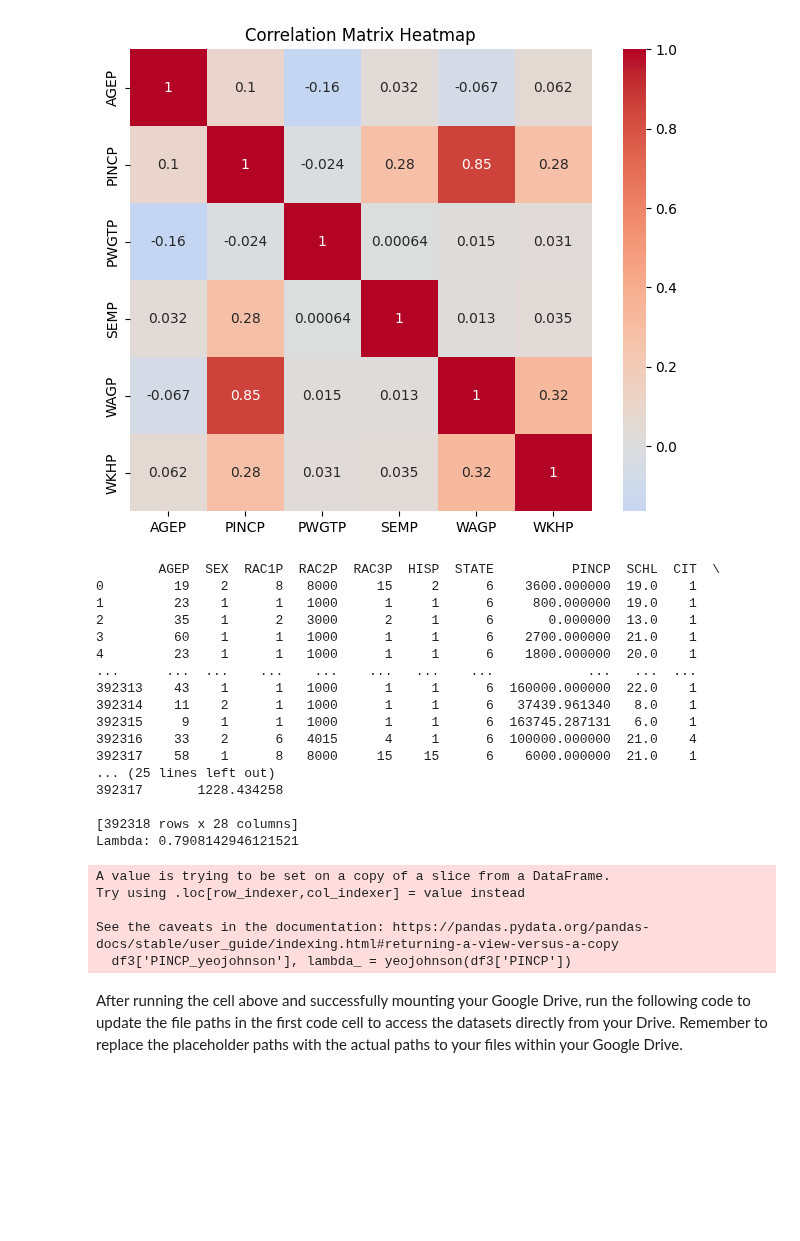
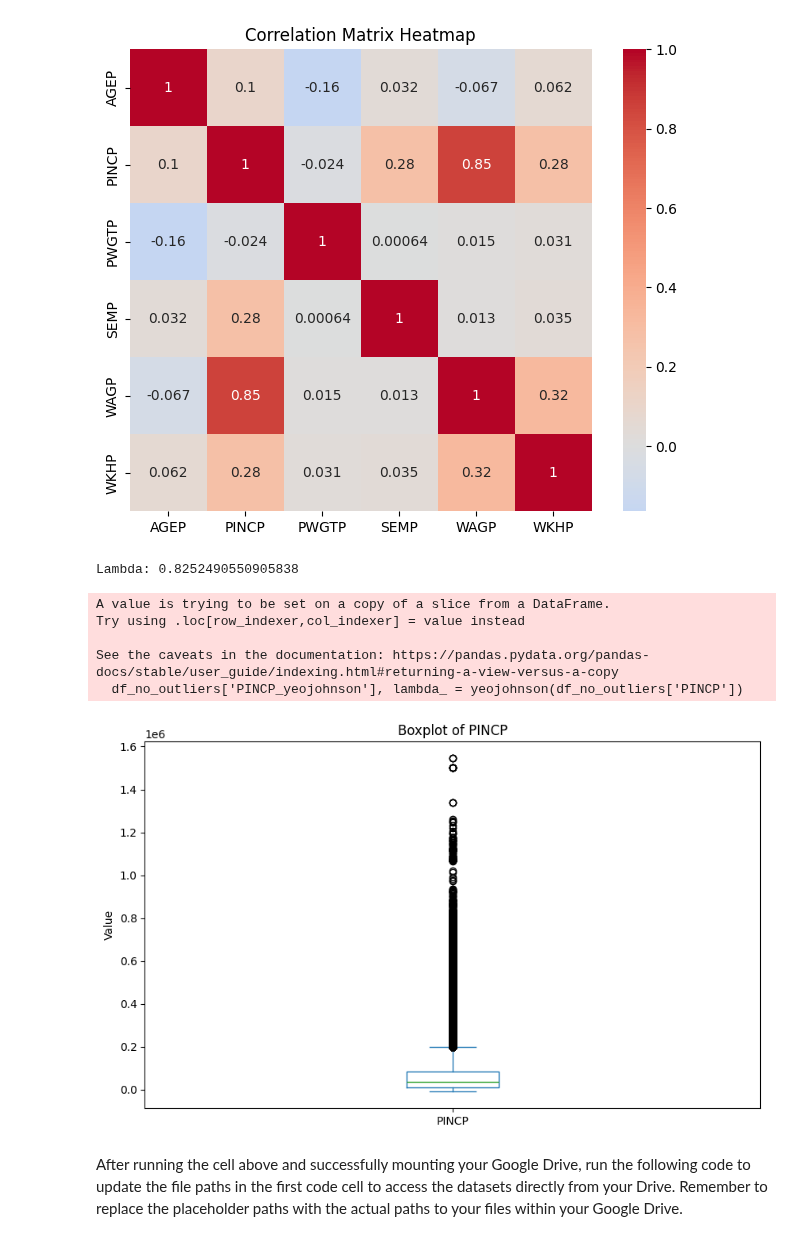
Before and after one commit to vxdao01/504, a Jupyter notebook: final-edit.ipynb, the cells around one changed output. Cells and saved outputs as stored; diff of their text form; code cells hidden in the pictures; blank space fills up the shorter version.

Commit message:
Remove outliers and re-apply Yeo-Johnson transformation

```diff
--- a/final-edit.ipynb
+++ b/final-edit.ipynb
@@ -322,32 +338,25 @@ plt.show()
 [figure]
 # %%
 # The target variable pincp is skewed and has negative and zero values, so we will apply a Yeo-Johnson transformation
-df3['PINCP_yeojohnson'], lambda_ = yeojohnson(df3['PINCP'])
+df_no_outliers['PINCP_yeojohnson'], lambda_ = yeojohnson(df_no_outliers['PINCP'])
 
 print("Lambda:", lambda_)
 # %% [output]
-        AGEP  SEX  RAC1P  RAC2P  RAC3P  HISP  STATE          PINCP  SCHL  CIT  \
-0         19    2      8   8000     15     2      6    3600.000000  19.0    1
-1         23    1      1   1000      1     1      6     800.000000  19.0    1
-2         35    1      2   3000      2     1      6       0.000000  13.0    1
-3         60    1      1   1000      1     1      6    2700.000000  21.0    1
-4         23    1      1   1000      1     1      6    1800.000000  20.0    1
-...      ...  ...    ...    ...    ...   ...    ...            ...   ...  ...
-392313    43    1      1   1000      1     1      6  160000.000000  22.0    1
-392314    11    2      1   1000      1     1      6   37439.961340   8.0    1
-392315     9    1      1   1000      1     1      6  163745.287131   6.0    1
-392316    33    2      6   4015      4     1      6  100000.000000  21.0    4
-392317    58    1      8   8000     15    15      6    6000.000000  21.0    1
-... (25 lines left out)
-392317       1228.434258
-
-[392318 rows x 28 columns]
-Lambda: 0.7908142946121521
+Lambda: 0.8252490550905838
 A value is trying to be set on a copy of a slice from a DataFrame.
 Try using .loc[row_indexer,col_indexer] = value instead
 
 See the caveats in the documentation: https://pandas.pydata.org/pandas-docs/stable/user_guide/indexing.html#returning-a-view-versus-a-copy
-  df3['PINCP_yeojohnson'], lambda_ = yeojohnson(df3['PINCP'])
+  df_no_outliers['PINCP_yeojohnson'], lambda_ = yeojohnson(df_no_outliers['PINCP'])
+# %%
+# Create a boxplot for the PINCP column
+df3['PINCP'].plot(kind='box', figsize=(10, 6))
+
+plt.title('Boxplot of PINCP')
+plt.ylabel('Value')
+plt.show()
+# %% [output]
+[figure, added]
 # %%
 # Save cleaned raw dataset
 # df.to_csv(r"C:\Users\User\Downloads\census+income\cleaned_raw_full.csv", index=False)
```
Also changed, not shown: parts of 1 cell of this notebook.
